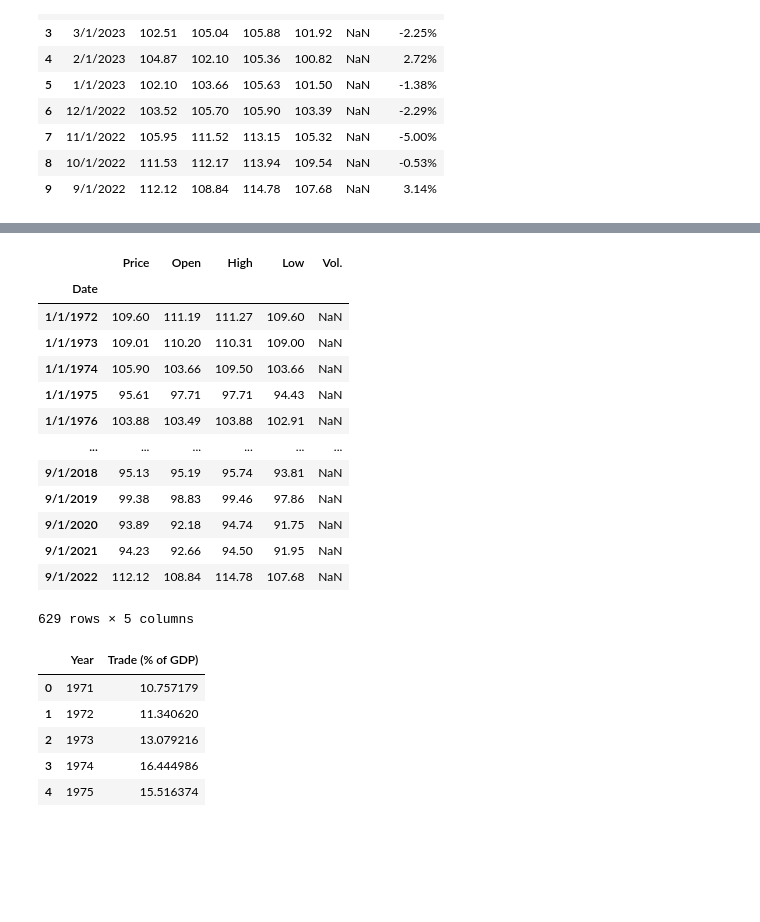
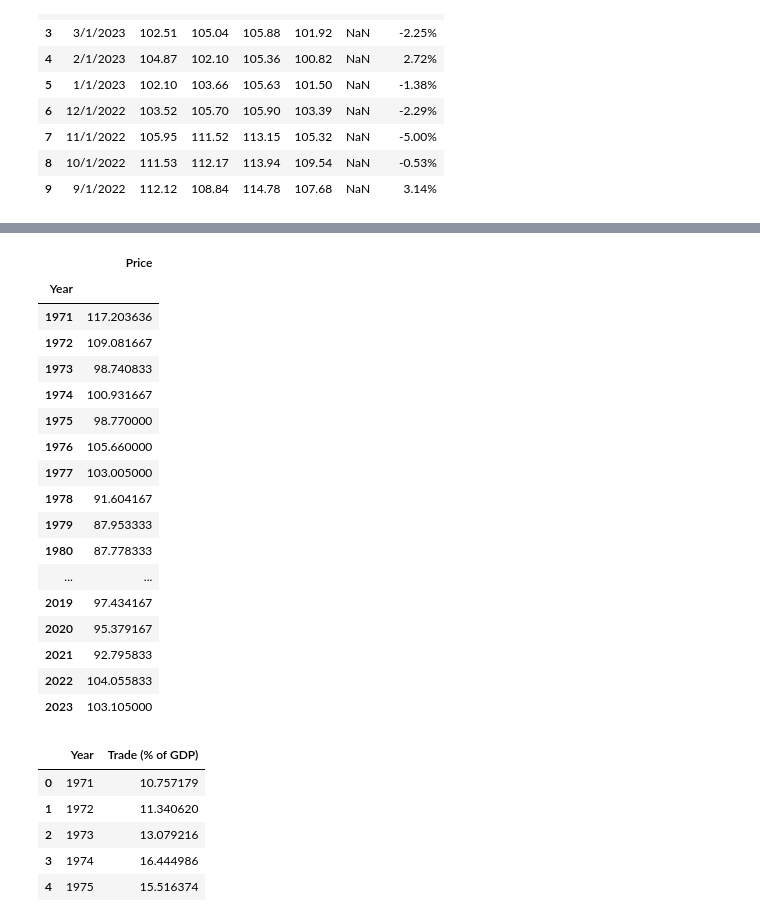
Before and after one commit to emilyblackstein/Group_Project_One, a Jupyter notebook: Untitled.ipynb, the cells around one changed output, grey strips where cells are left out. Cells and saved outputs as stored; diff of their text form; code cells hidden in the pictures; blank space fills up the shorter version.

```diff
--- a/Untitled.ipynb
+++ b/Untitled.ipynb
@@ -20,20 +25,27 @@ us_dollar_df.head(10)
 # %%
-us_dollar_df.groupby('Date').mean()
+us_dollar_df['Year']=  pd.DatetimeIndex(us_dollar_df['Date']).year
+dollar_df = us_dollar_df[['Year', 'Price']]
+dollar_df = dollar_df.groupby('Year').mean()
+dollar_df
 # %% [output]
-|  | Price | Open | High | Low | Vol. |
-| Date |  |  |  |  |  |
-| 1/1/1972 | 109.60 | 111.19 | 111.27 | 109.60 | NaN |
-| 1/1/1973 | 109.01 | 110.20 | 110.31 | 109.00 | NaN |
-| 1/1/1974 | 105.90 | 103.66 | 109.50 | 103.66 | NaN |
-| 1/1/1975 | 95.61 | 97.71 | 97.71 | 94.43 | NaN |
-| 1/1/1976 | 103.88 | 103.49 | 103.88 | 102.91 | NaN |
-| ... | ... | ... | ... | ... | ... |
-| 9/1/2018 | 95.13 | 95.19 | 95.74 | 93.81 | NaN |
-| 9/1/2019 | 99.38 | 98.83 | 99.46 | 97.86 | NaN |
-| 9/1/2020 | 93.89 | 92.18 | 94.74 | 91.75 | NaN |
-| 9/1/2021 | 94.23 | 92.66 | 94.50 | 91.95 | NaN |
-| 9/1/2022 | 112.12 | 108.84 | 114.78 | 107.68 | NaN |
+|  | Price |
+| Year |  |
+| 1971 | 117.203636 |
+| 1972 | 109.081667 |
+| 1973 | 98.740833 |
+| 1974 | 100.931667 |
+| 1975 | 98.770000 |
+| 1976 | 105.660000 |
+| 1977 | 103.005000 |
+| 1978 | 91.604167 |
+| 1979 | 87.953333 |
+| 1980 | 87.778333 |
+| ... | ... |
+| 2019 | 97.434167 |
+| 2020 | 95.379167 |
+| 2021 | 92.795833 |
+| 2022 | 104.055833 |
+| 2023 | 103.105000 |
-629 rows × 5 columns
 # %%
 us_globalization_df = pd.read_csv('./Resources/US_Globalization_1971-2021.csv')
 us_globalization_df.head(5)
```
Also changed, not shown: parts of 2 cells of this notebook, 4 other files.
